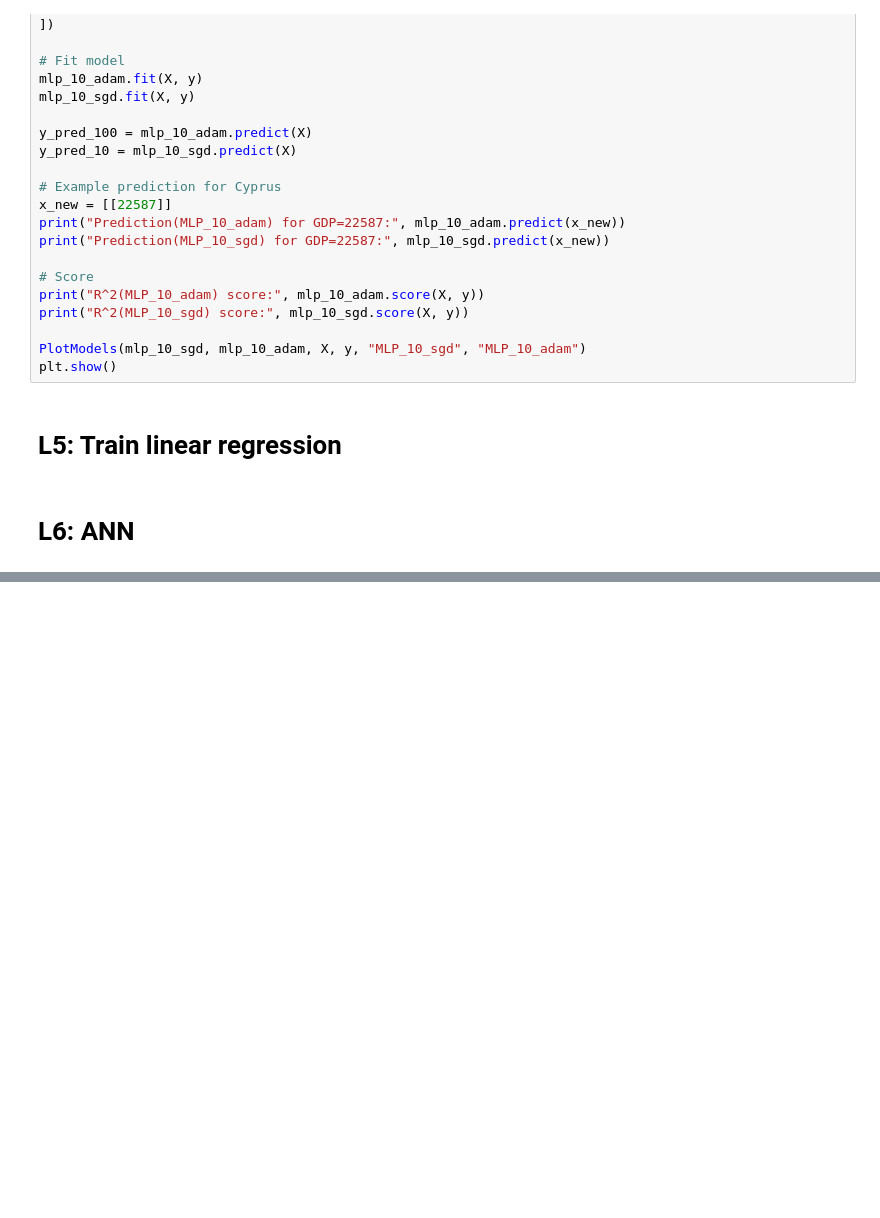
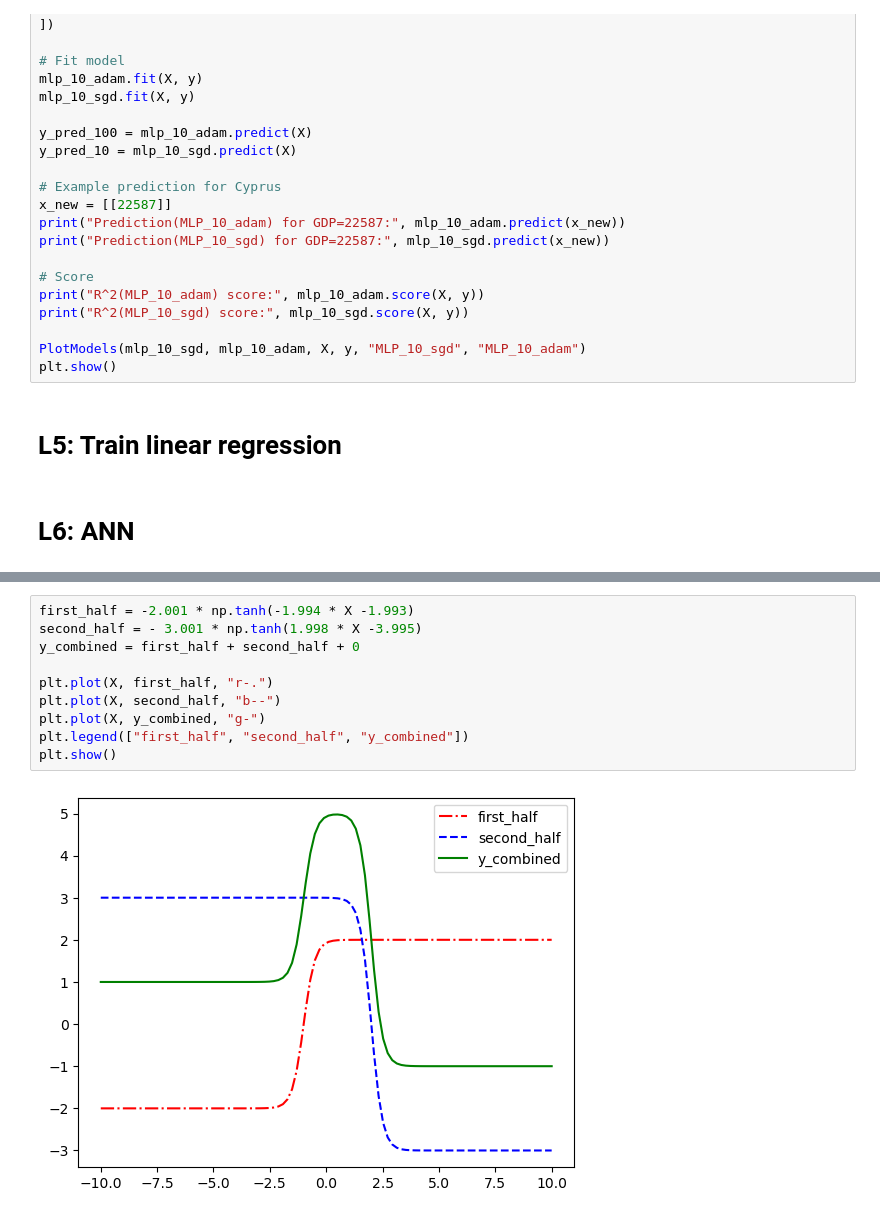
Before and after one commit to Eventid3/mal_grp30, a Jupyter notebook: O2/o2.ipynb, the cells around one changed output, grey strips where cells are left out. Drawn from its saved outputs; the diff is of its cells as text; blank space fills up the shorter version.

```diff
--- a/O2/o2.ipynb
+++ b/O2/o2.ipynb
@@ -549,0 +659,12 @@ plt.show()
+# %%
+first_half = -2.001 * np.tanh(-1.994 * X -1.993)
+second_half = - 3.001 * np.tanh(1.998 * X -3.995)
+y_combined = first_half + second_half + 0
+
+plt.plot(X, first_half, "r-.")
+plt.plot(X, second_half, "b--")
+plt.plot(X, y_combined, "g-")
+plt.legend(["first_half", "second_half", "y_combined"])
+plt.show()
+# %% [output]
+[figure, added]
```
Also changed, not shown: parts of 17 cells of this notebook, 1 other file.
